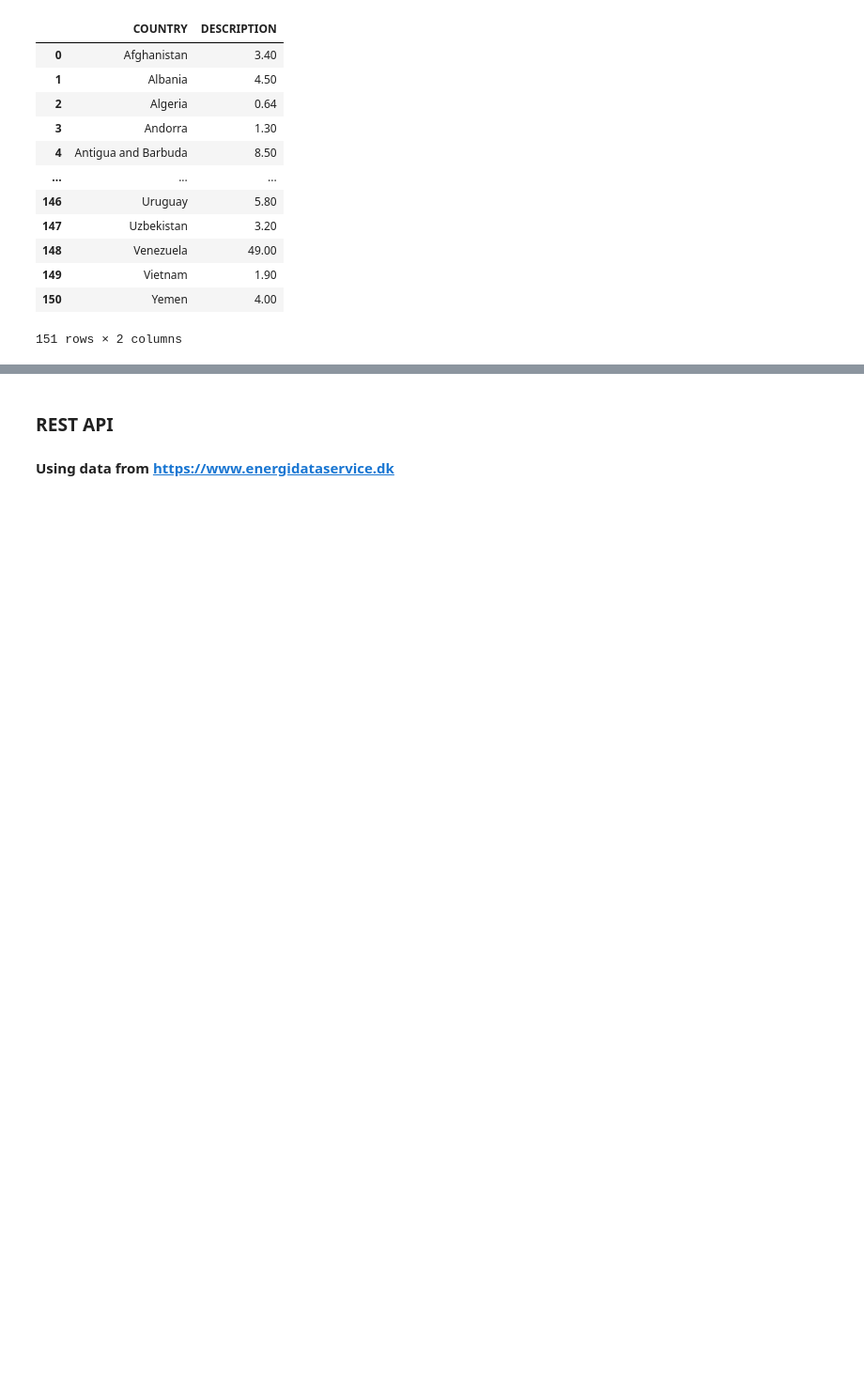
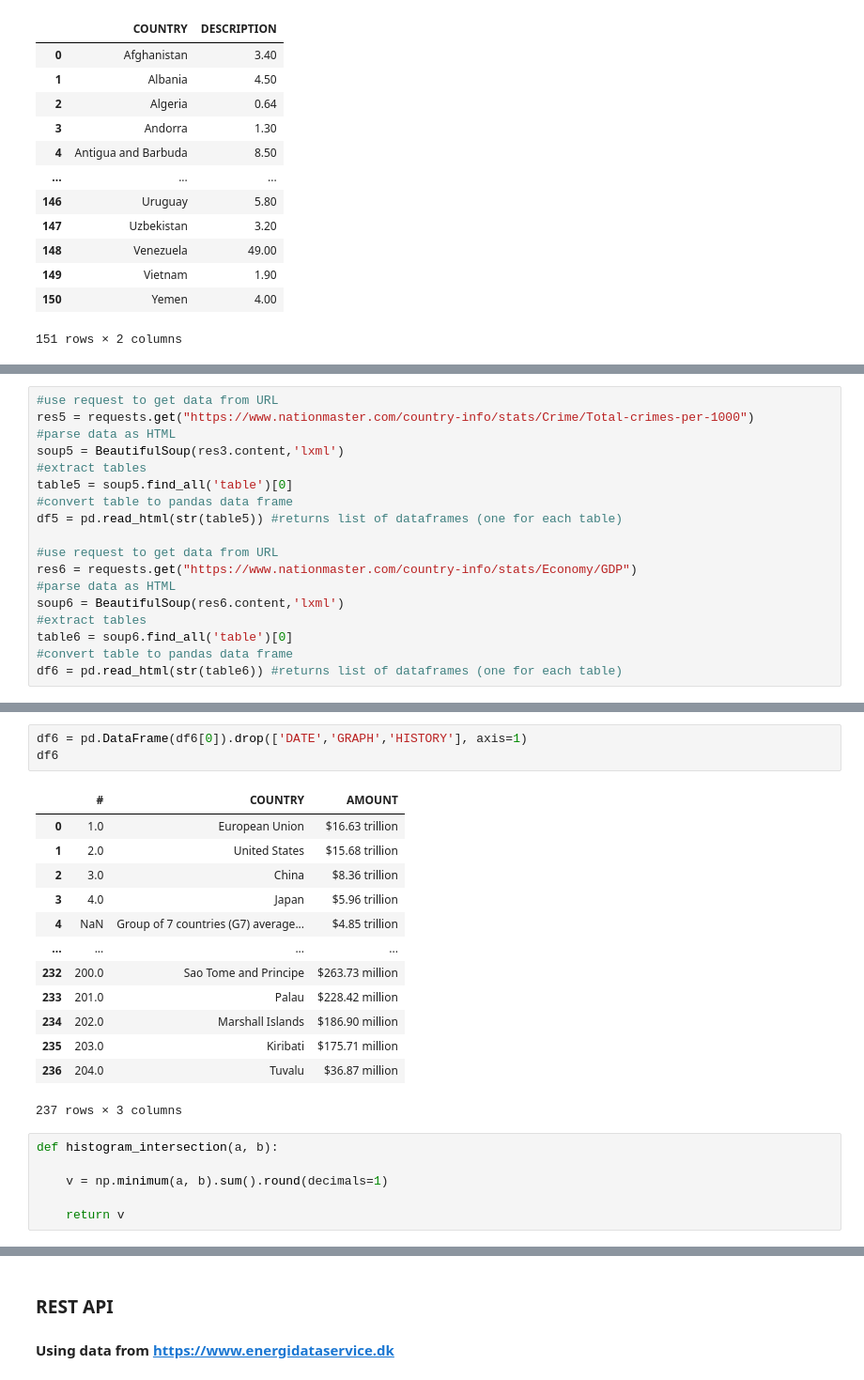
Before and after one commit to Ananassio/Data-Minig-Lab, a Jupyter notebook: Week_2/Assingment_2.1.ipynb, the cells around one changed output, grey strips where cells are left out. Shown at 94% size. Drawn from its saved outputs; the diff is of its cells as text; blank space fills up the shorter version.

```diff
--- a/Week_2/Assingment_2.1.ipynb
+++ b/Week_2/Assingment_2.1.ipynb
@@ -157,0 +161,18 @@ df3
+# %%
+#use request to get data from URL
+res5 = requests.get("https://www.nationmaster.com/country-info/stats/Crime/Total-crimes-per-1000")
+#parse data as HTML
+soup5 = BeautifulSoup(res3.content,'lxml')
+#extract tables
+table5 = soup5.find_all('table')[0]
+#convert table to pandas data frame
+df5 = pd.read_html(str(table5)) #returns list of dataframes (one for each table)
+
+#use request to get data from URL
+res6 = requests.get("https://www.nationmaster.com/country-info/stats/Economy/GDP")
+#parse data as HTML
+soup6 = BeautifulSoup(res6.content,'lxml')
+#extract tables
+table6 = soup6.find_all('table')[0]
+#convert table to pandas data frame
+df6 = pd.read_html(str(table6)) #returns list of dataframes (one for each table)
@@ -157,0 +196,23 @@ df3
+# %%
+df6 = pd.DataFrame(df6[0]).drop(['DATE','GRAPH','HISTORY'], axis=1)
+df6
+# %% [output]
+|  | # | COUNTRY | AMOUNT |
+| 0 | 1.0 | European Union | $16.63 trillion |
+| 1 | 2.0 | United States | $15.68 trillion |
+| 2 | 3.0 | China | $8.36 trillion |
+| 3 | 4.0 | Japan | $5.96 trillion |
+| 4 | NaN | Group of 7 countries (G7) average... | $4.85 trillion |
+| ... | ... | ... | ... |
+| 232 | 200.0 | Sao Tome and Principe | $263.73 million |
+| 233 | 201.0 | Palau | $228.42 million |
+| 234 | 202.0 | Marshall Islands | $186.90 million |
+| 235 | 203.0 | Kiribati | $175.71 million |
+| 236 | 204.0 | Tuvalu | $36.87 million |
+237 rows × 3 columns
+# %%
+def histogram_intersection(a, b):
+
+    v = np.minimum(a, b).sum().round(decimals=1)
+
+    return v
```
Also changed, not shown: parts of 5 cells of this notebook.
